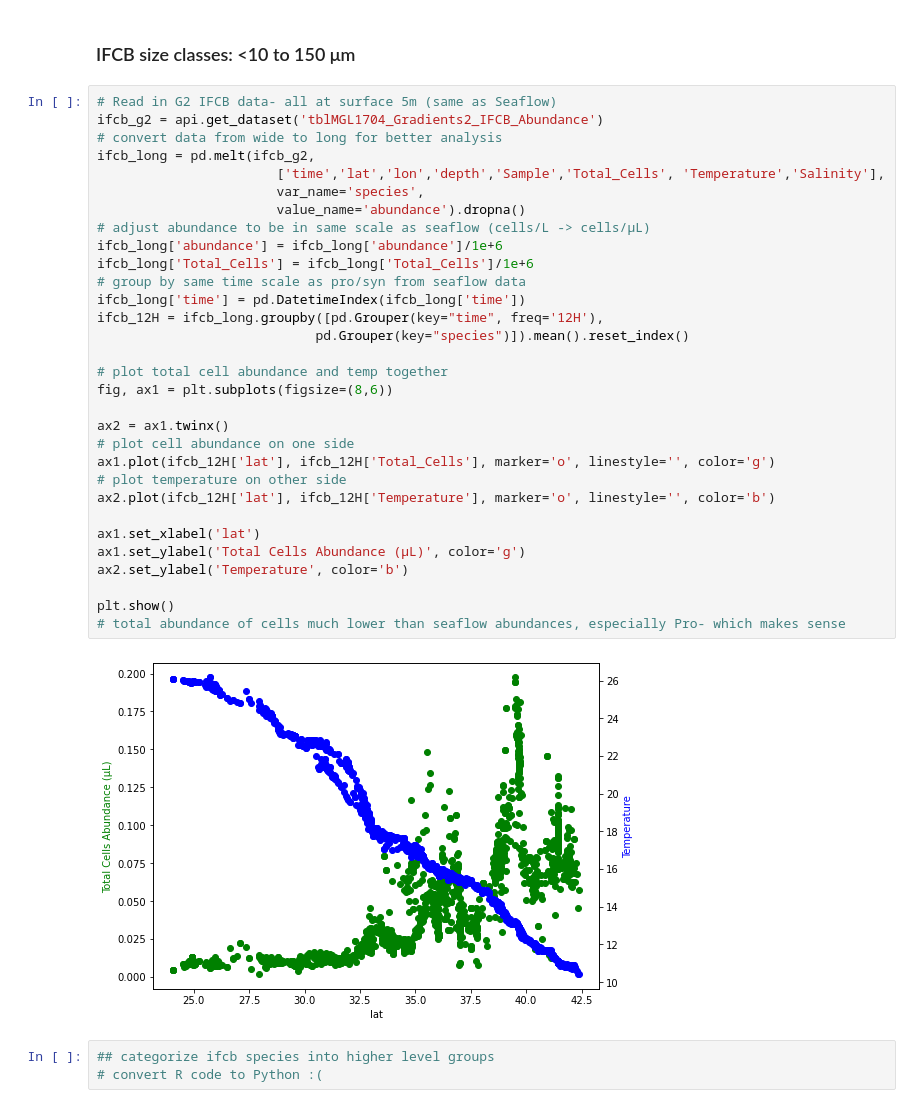
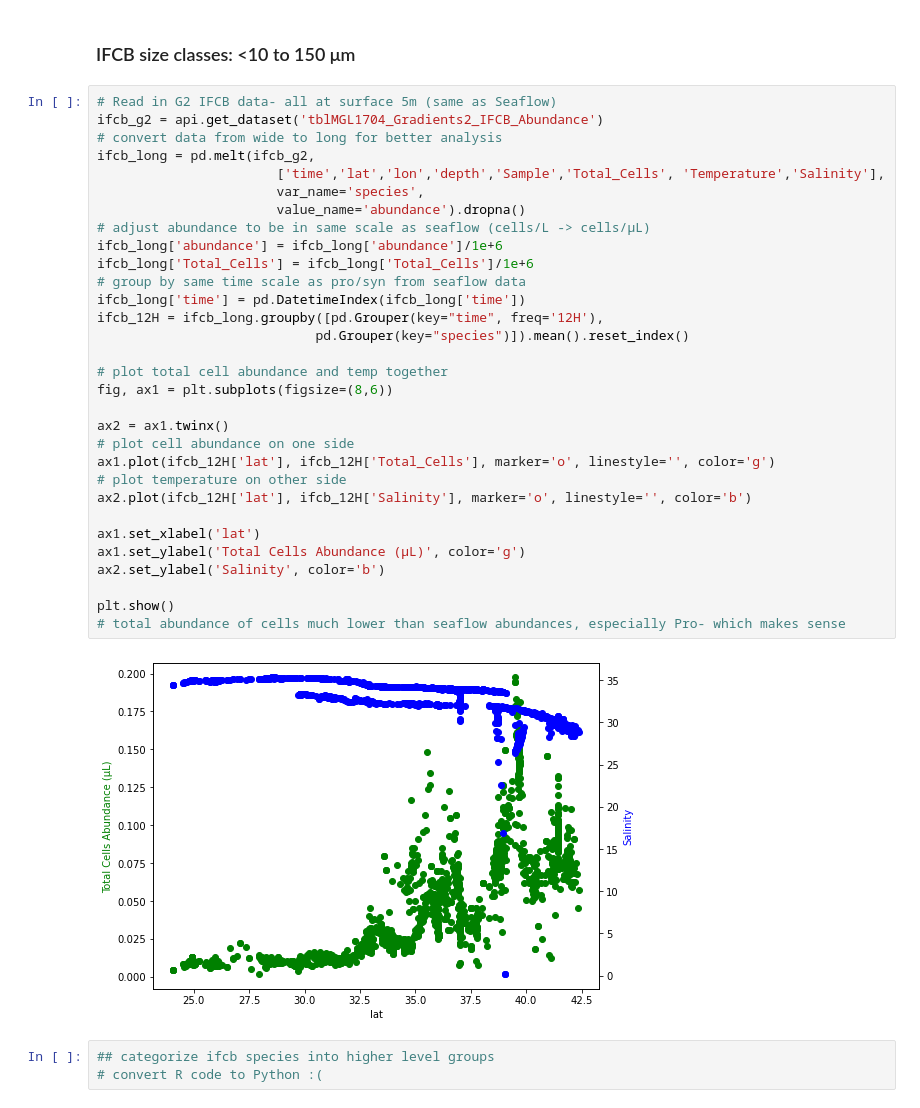
Before and after one commit to gmanuch/DataScienceOceanography, a Jupyter notebook: Tutorials/BO/phyto_tutorial.ipynb, the cells around one changed output. Saved outputs shown, nothing was run; the diff lists cells and outputs as text.

```diff
--- a/Tutorials/BO/phyto_tutorial.ipynb
+++ b/Tutorials/BO/phyto_tutorial.ipynb
@@ -355,36 +357,36 @@ See the caveats in the documentation: https://pandas.pydata.org/pandas-docs/stab
 # %%
 # Read in G2 IFCB data- all at surface 5m (same as Seaflow)
 ifcb_g2 = api.get_dataset('tblMGL1704_Gradients2_IFCB_Abundance')
 # convert data from wide to long for better analysis
 ifcb_long = pd.melt(ifcb_g2,
                        ['time','lat','lon','depth','Sample','Total_Cells', 'Temperature','Salinity'],
                        var_name='species',
                        value_name='abundance').dropna()
 # adjust abundance to be in same scale as seaflow (cells/L -> cells/µL)
 ifcb_long['abundance'] = ifcb_long['abundance']/1e+6
 ifcb_long['Total_Cells'] = ifcb_long['Total_Cells']/1e+6
 # group by same time scale as pro/syn from seaflow data
 ifcb_long['time'] = pd.DatetimeIndex(ifcb_long['time'])
 ifcb_12H = ifcb_long.groupby([pd.Grouper(key="time", freq='12H'),
                             pd.Grouper(key="species")]).mean().reset_index()
 
 # plot total cell abundance and temp together
 fig, ax1 = plt.subplots(figsize=(8,6))
 
 ax2 = ax1.twinx()
 # plot cell abundance on one side
 ax1.plot(ifcb_12H['lat'], ifcb_12H['Total_Cells'], marker='o', linestyle='', color='g')
 # plot temperature on other side
-ax2.plot(ifcb_12H['lat'], ifcb_12H['Temperature'], marker='o', linestyle='', color='b')
+ax2.plot(ifcb_12H['lat'], ifcb_12H['Salinity'], marker='o', linestyle='', color='b')
 
 ax1.set_xlabel('lat')
 ax1.set_ylabel('Total Cells Abundance (µL)', color='g')
-ax2.set_ylabel('Temperature', color='b')
+ax2.set_ylabel('Salinity', color='b')
 
 plt.show()
 # total abundance of cells much lower than seaflow abundances, especially Pro- which makes sense
 # %% [output]
-[figure, old version]
+[figure, new version]
 # %%
 ## categorize ifcb species into higher level groups
 # convert R code to Python :(
```
Also changed, not shown: parts of 1 cell of this notebook.
